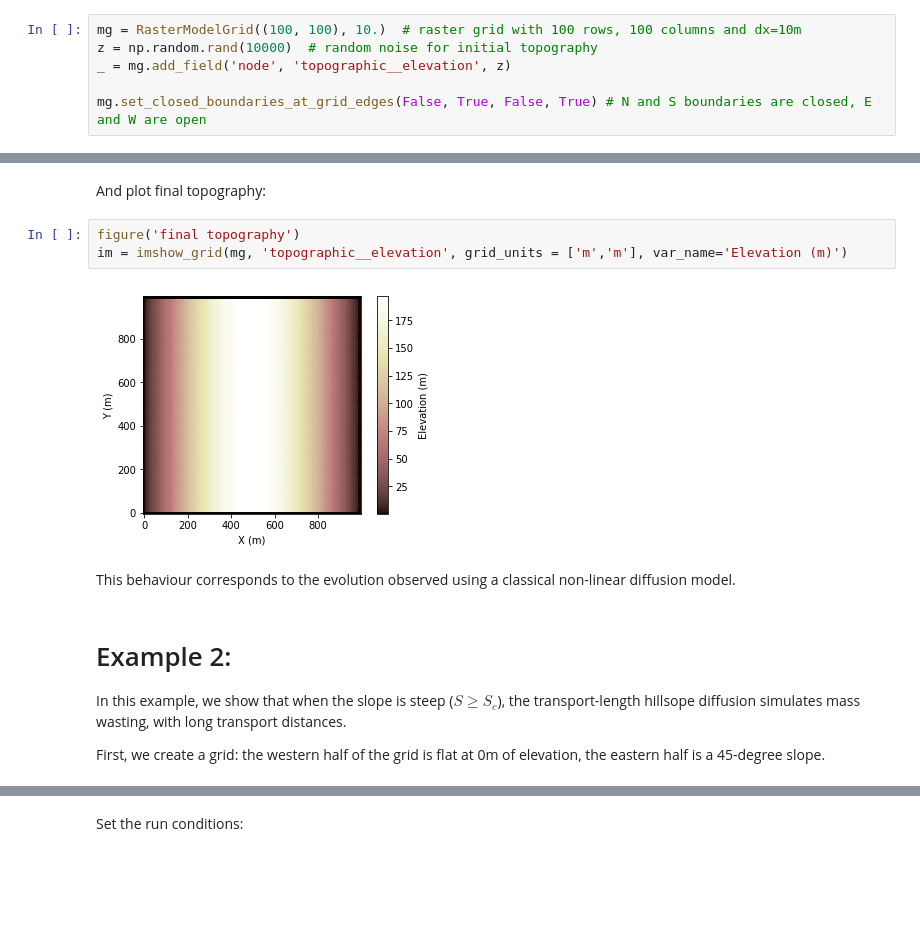
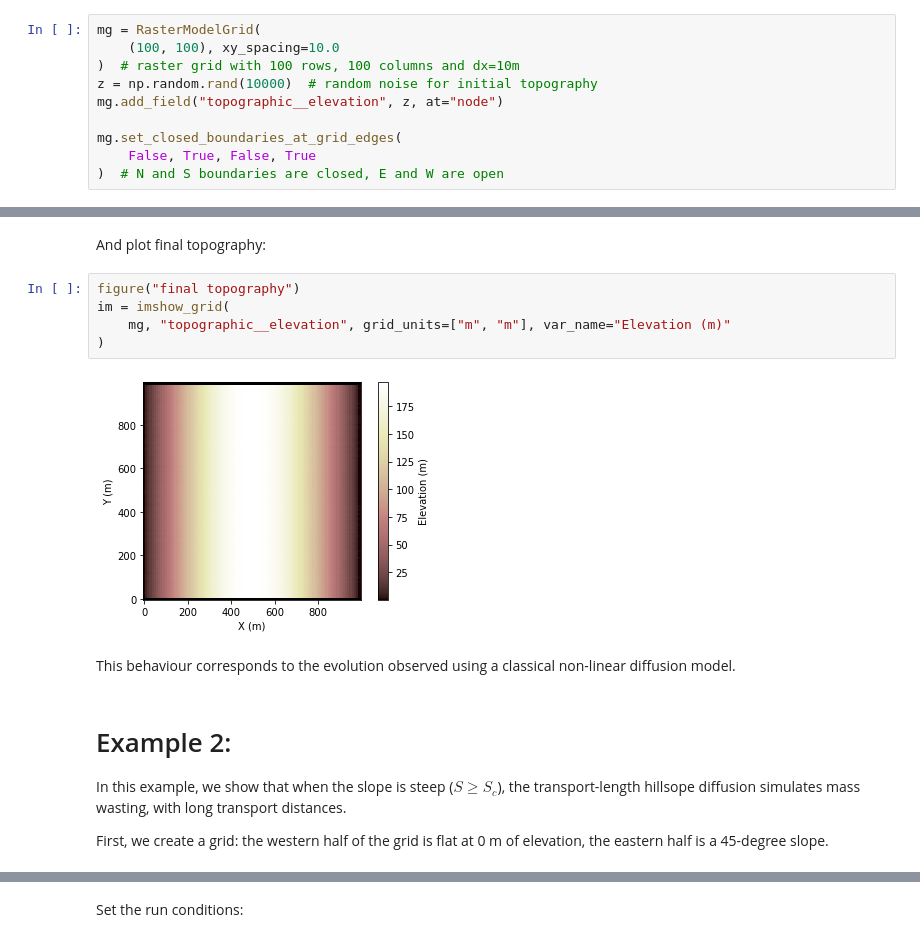
Before and after one commit to landlab/tutorials, a Jupyter notebook: transport-length_hillslope_diffuser/TLHDiff_tutorial.ipynb, the cells around one changed output, grey strips where cells are left out. Drawn from its saved outputs; the diff is of its cells as text; blank space fills up the shorter version.

```diff
--- a/transport-length_hillslope_diffuser/TLHDiff_tutorial.ipynb
+++ b/transport-length_hillslope_diffuser/TLHDiff_tutorial.ipynb
@@ -97,11 +95,15 @@ from landlab.plot import imshow_grid
 # %% [markdown]
 Make a grid and set boundary conditions:
 # %%
-mg = RasterModelGrid((100, 100), 10.)  # raster grid with 100 rows, 100 columns and dx=10m
+mg = RasterModelGrid(
+    (100, 100), xy_spacing=10.0
+)  # raster grid with 100 rows, 100 columns and dx=10m
 z = np.random.rand(10000)  # random noise for initial topography
-_ = mg.add_field('node', 'topographic__elevation', z)
+mg.add_field("topographic__elevation", z, at="node")
 
-mg.set_closed_boundaries_at_grid_edges(False, True, False, True) # N and S boundaries are closed, E and W are open
+mg.set_closed_boundaries_at_grid_edges(
+    False, True, False, True
+)  # N and S boundaries are closed, E and W are open
 # %% [markdown]
 Set the initial and run conditions:
 # %%
@@ -167,17 +169,19 @@ Text(0,0.5,'z (m)')
 # %% [markdown]
 And plot final topography:
 # %%
-figure('final topography')
-im = imshow_grid(mg, 'topographic__elevation', grid_units = ['m','m'], var_name='Elevation (m)')
+figure("final topography")
+im = imshow_grid(
+    mg, "topographic__elevation", grid_units=["m", "m"], var_name="Elevation (m)"
+)
 # %% [output]
-[figure, old version]
+[figure, new version]
 # %% [markdown]
 This behaviour corresponds to the evolution observed using a classical non-linear diffusion model.
 # %% [markdown]
 # Example 2:
 
-In this example, we show that when the slope is steep ($S \geq S_c$), the transport-length hillsope diffusion simulates mass wasting, with long transport distances.
+In this example, we show that when the slope is steep ($S \ge S_c$), the transport-length hillsope diffusion simulates mass wasting, with long transport distances.
 
-First, we create a grid: the western half of the grid is flat at 0m of elevation, the eastern half is a 45-degree slope.
+First, we create a grid: the western half of the grid is flat at 0 m of elevation, the eastern half is a 45-degree slope.
 # %%
 # Create grid and topographic elevation field:
```
Also changed, not shown: parts of 11 cells of this notebook, 1 other file.
